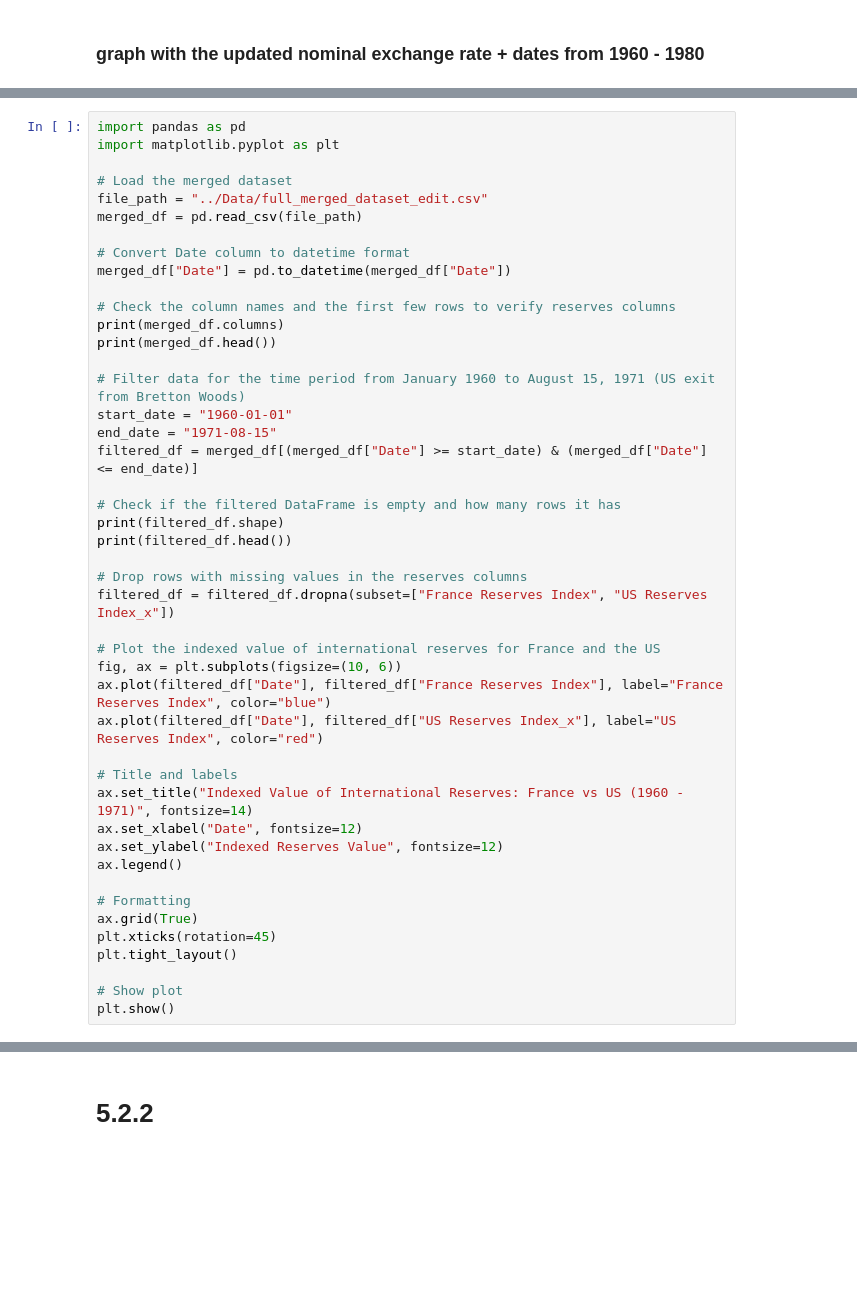
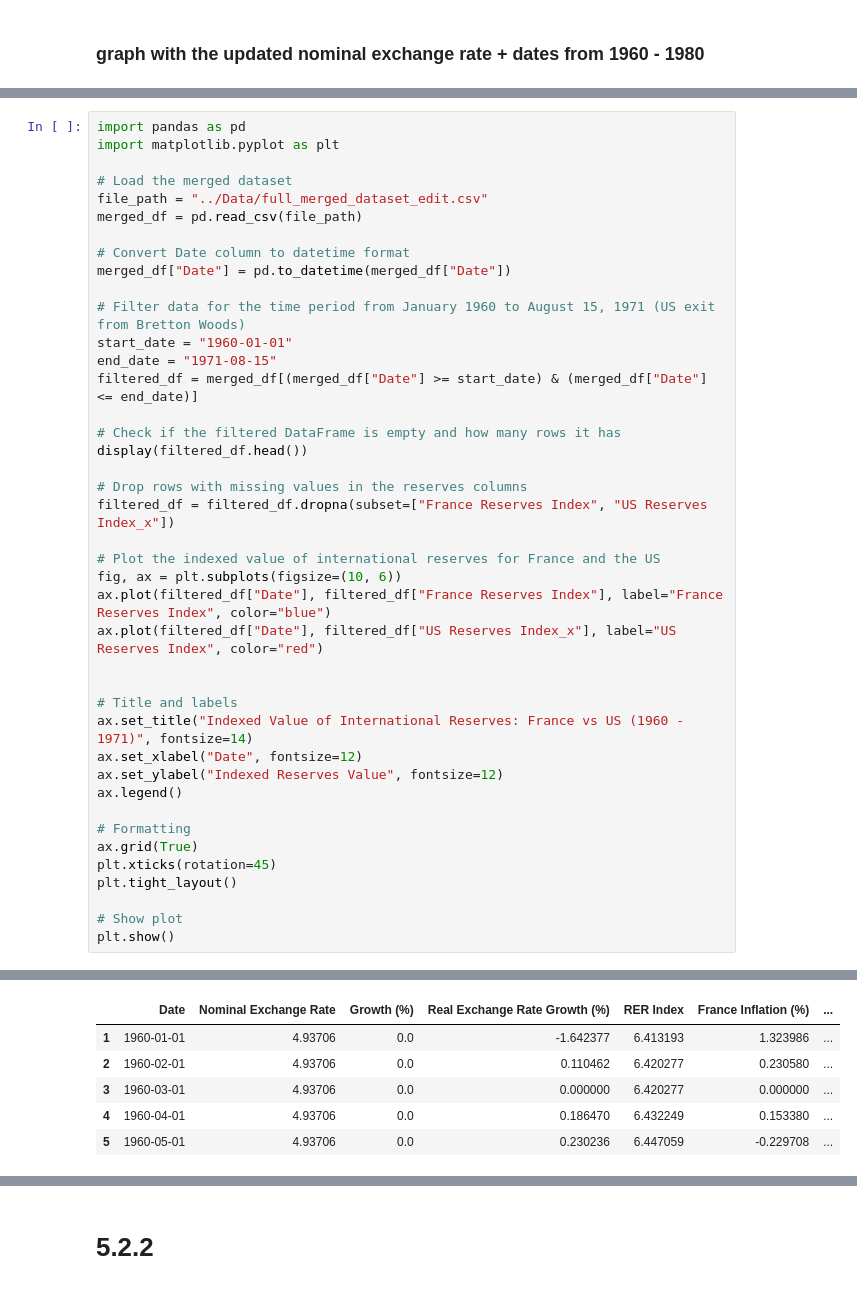
Before and after one commit to SparklyPlant/The-Grave-of-Ming, a Jupyter notebook: Code/NB1.ipynb, the cells around one changed output, grey strips where cells are left out. Cells and saved outputs as stored; diff of their text form; blank space fills up the shorter version.

```diff
--- a/Code/NB1.ipynb
+++ b/Code/NB1.ipynb
@@ -716,18 +628,13 @@ merged_df = pd.read_csv(file_path)
 # Convert Date column to datetime format
 merged_df["Date"] = pd.to_datetime(merged_df["Date"])
 
-# Check the column names and the first few rows to verify reserves columns
-print(merged_df.columns)
-print(merged_df.head())
-
 # Filter data for the time period from January 1960 to August 15, 1971 (US exit from Bretton Woods)
 start_date = "1960-01-01"
 end_date = "1971-08-15"
 filtered_df = merged_df[(merged_df["Date"] >= start_date) & (merged_df["Date"] <= end_date)]
 
 # Check if the filtered DataFrame is empty and how many rows it has
-print(filtered_df.shape)
-print(filtered_df.head())
+display(filtered_df.head())
 
 # Drop rows with missing values in the reserves columns
 filtered_df = filtered_df.dropna(subset=["France Reserves Index", "US Reserves Index_x"])
@@ -736,6 +643,7 @@ filtered_df = filtered_df.dropna(subset=["France Reserves Index", "US Reserves I
 fig, ax = plt.subplots(figsize=(10, 6))
 ax.plot(filtered_df["Date"], filtered_df["France Reserves Index"], label="France Reserves Index", color="blue")
 ax.plot(filtered_df["Date"], filtered_df["US Reserves Index_x"], label="US Reserves Index", color="red")
+
 
 # Title and labels
 ax.set_title("Indexed Value of International Reserves: France vs US (1960 - 1971)", fontsize=14)
@@ -771,3 +662,9 @@ Index(['Date', 'Nominal Exchange Rate', 'Growth (%)',
+|  | Date | Nominal Exchange Rate | Growth (%) | Real Exchange Rate Growth (%) | RER Index | France Inflation (%) | ... |
+| 1 | 1960-01-01 | 4.93706 | 0.0 | -1.642377 | 6.413193 | 1.323986 | ... |
+| 2 | 1960-02-01 | 4.93706 | 0.0 | 0.110462 | 6.420277 | 0.230580 | ... |
+| 3 | 1960-03-01 | 4.93706 | 0.0 | 0.000000 | 6.420277 | 0.000000 | ... |
+| 4 | 1960-04-01 | 4.93706 | 0.0 | 0.186470 | 6.432249 | 0.153380 | ... |
+| 5 | 1960-05-01 | 4.93706 | 0.0 | 0.230236 | 6.447059 | -0.229708 | ... |
 [figure]
 # %% [markdown]
 # 5.2.2
```
Also changed, not shown: parts of 9 cells of this notebook.
